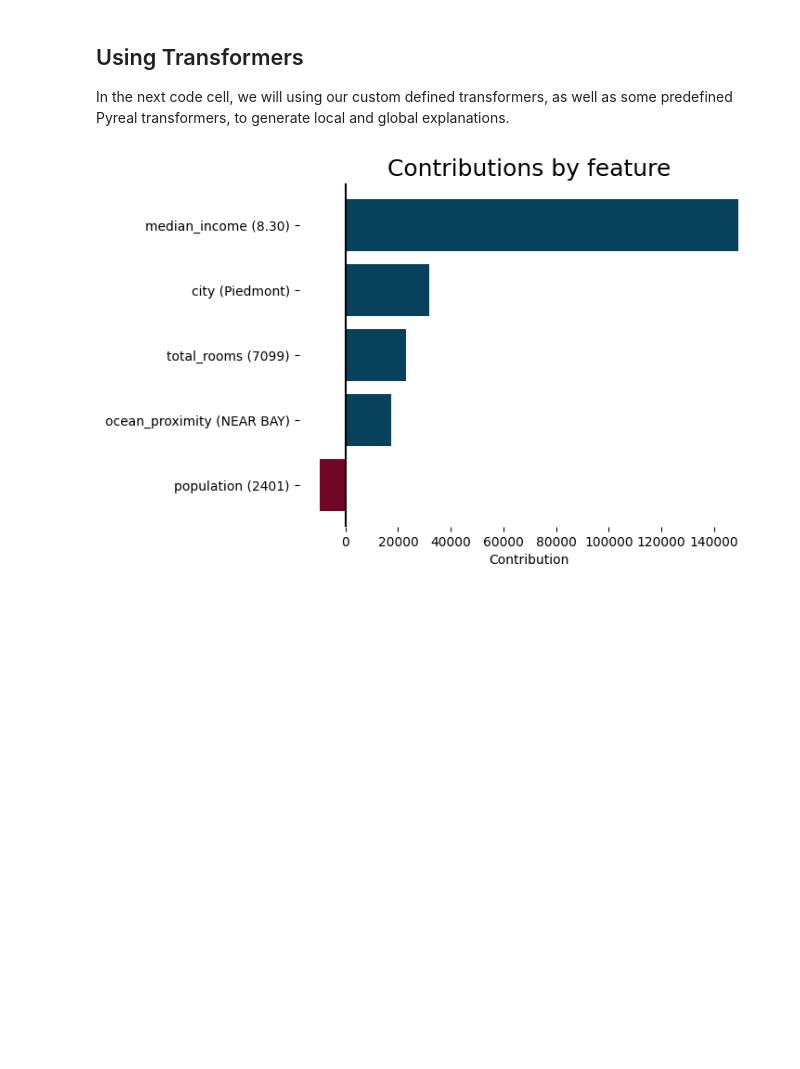
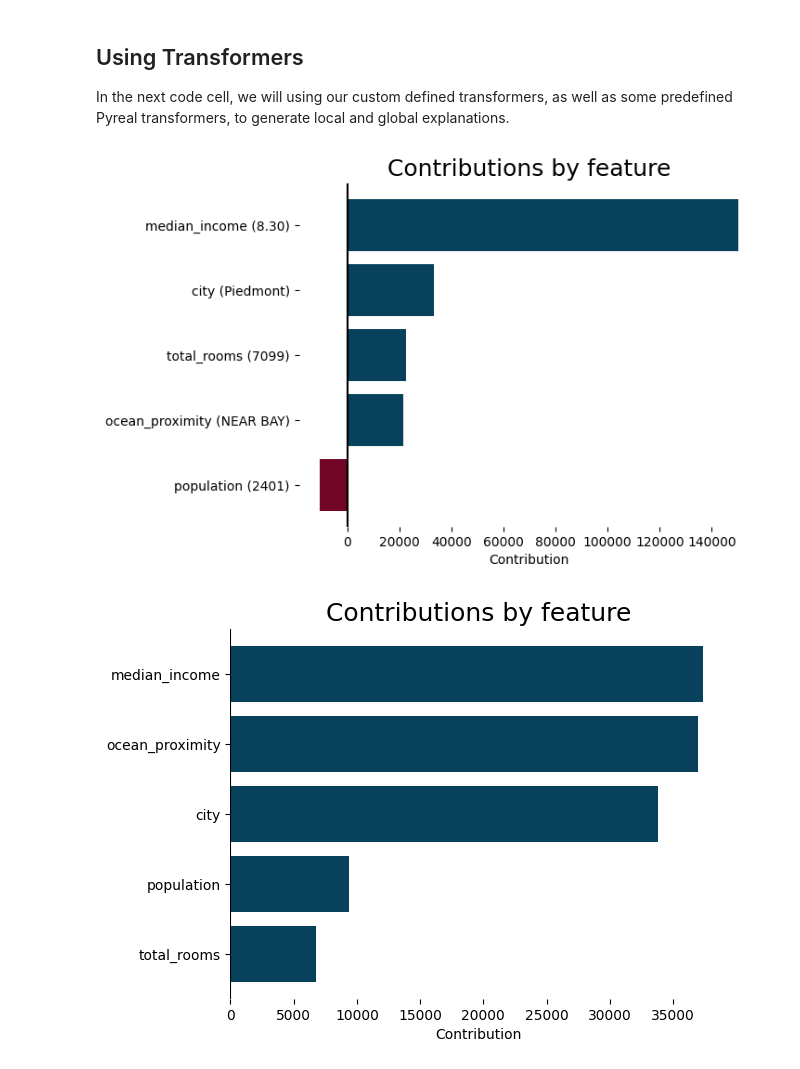
Before and after one commit to sibyl-dev/pyreal, a Jupyter notebook: tutorials/custom_transformers.ipynb, the cells around one changed output. Cells and saved outputs as stored; diff of their text form; code cells hidden in the pictures; blank space fills up the shorter version.

```diff
--- a/tutorials/custom_transformers.ipynb
+++ b/tutorials/custom_transformers.ipynb
@@ -163,12 +162,16 @@ model.fit(run_transformers(transformers[:-1], X), y)
 
 # Initialize and fit the explainers
 local_explainer = LocalFeatureContribution(model=model, x_train_orig=X, transformers=transformers, fit_on_init=True)
+global_explainer = GlobalFeatureImportance(model=model, x_train_orig=X, transformers=transformers, fit_on_init=True)
 # %%
 from pyreal import visualize
 
 # Generate and visualize the explanation
 local_explanation = local_explainer.produce(X.iloc[1])
+global_explanation = global_explainer.produce()
 
 visualize.plot_top_contributors(local_explanation, select_by="absolute", show=True)
+visualize.plot_top_contributors(global_explanation, select_by="absolute", show=True)
 # %% [output]
-[figure, old version]
+[figure, new version]
+[figure, added]
```
Also changed, not shown: parts of 1 cell of this notebook, 1 other file.
